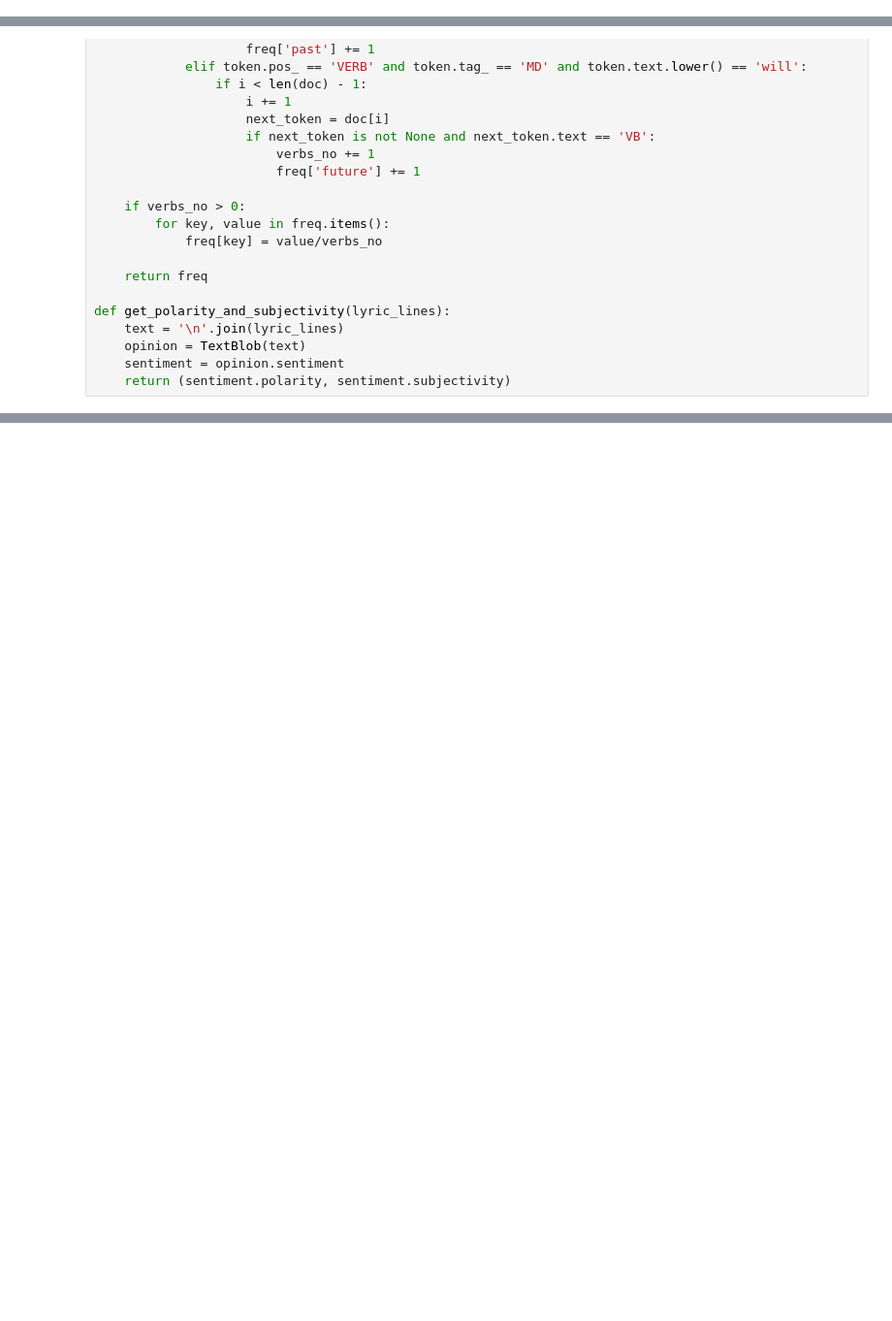
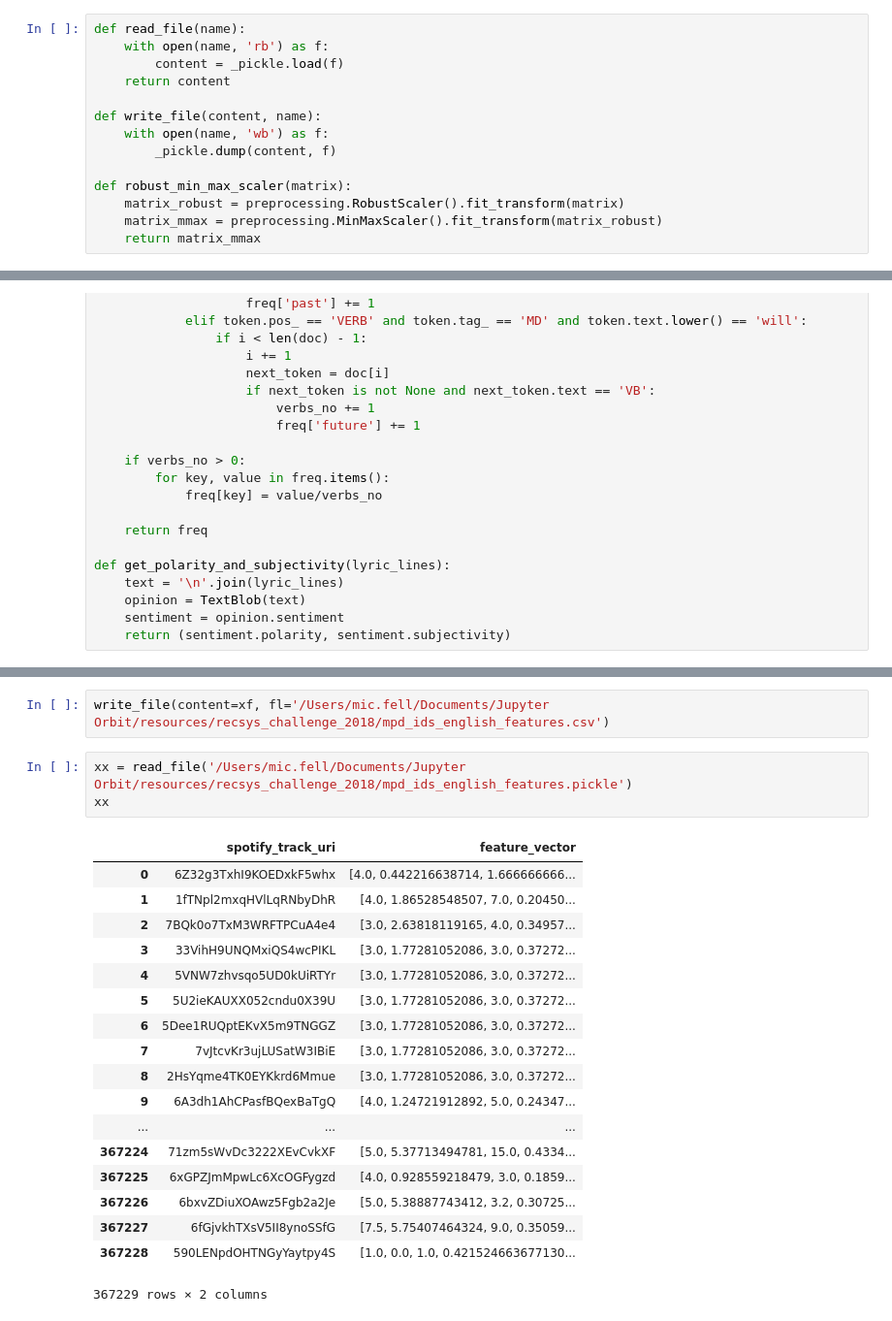
Before and after one commit to D2KLab/recsys18_challenge, a Jupyter notebook: lyrics_features/Lyrics Features Computation.ipynb, the cells around one changed output, grey strips where cells are left out. Shown at 97% size. Drawn from its saved outputs; the diff is of its cells as text; blank space fills up the shorter version.

```diff
--- a/lyrics_features/Lyrics Features Computation.ipynb
+++ b/lyrics_features/Lyrics Features Computation.ipynb
@@ -56,3 +55,17 @@ Name: title, dtype: object
+# %%
+def read_file(name):
+    with open(name, 'rb') as f:
+        content = _pickle.load(f)
+    return content
+
+def write_file(content, name):
+    with open(name, 'wb') as f:
+        _pickle.dump(content, f)
+
+def robust_min_max_scaler(matrix):
+    matrix_robust = preprocessing.RobustScaler().fit_transform(matrix)
+    matrix_mmax = preprocessing.MinMaxScaler().fit_transform(matrix_robust)
+    return matrix_mmax
 # %%
 # parse lyrics to segment-line-structure, assuming lines are separated by line_border_indicator and
 # segments are separated by multiple consecutive line_border_indicator occurences
@@ -341,0 +334,24 @@ array([[1.        , 0.        , 1.        , 1.        , 1.        ,
+# %%
+write_file(content=xf, fl='/Users/mic.fell/Documents/Jupyter Orbit/resources/recsys_challenge_2018/mpd_ids_english_features.csv')
+# %%
+xx = read_file('/Users/mic.fell/Documents/Jupyter Orbit/resources/recsys_challenge_2018/mpd_ids_english_features.pickle')
+xx
+# %% [output]
+|  | spotify_track_uri | feature_vector |
+| 0 | 6Z32g3TxhI9KOEDxkF5whx | [4.0, 0.442216638714, 1.666666666... |
+| 1 | 1fTNpl2mxqHVlLqRNbyDhR | [4.0, 1.86528548507, 7.0, 0.20450... |
+| 2 | 7BQk0o7TxM3WRFTPCuA4e4 | [3.0, 2.63818119165, 4.0, 0.34957... |
+| 3 | 33VihH9UNQMxiQS4wcPIKL | [3.0, 1.77281052086, 3.0, 0.37272... |
+| 4 | 5VNW7zhvsqo5UD0kUiRTYr | [3.0, 1.77281052086, 3.0, 0.37272... |
+| 5 | 5U2ieKAUXX052cndu0X39U | [3.0, 1.77281052086, 3.0, 0.37272... |
+| 6 | 5Dee1RUQptEKvX5m9TNGGZ | [3.0, 1.77281052086, 3.0, 0.37272... |
+| 7 | 7vJtcvKr3ujLUSatW3IBiE | [3.0, 1.77281052086, 3.0, 0.37272... |
+| 8 | 2HsYqme4TK0EYKkrd6Mmue | [3.0, 1.77281052086, 3.0, 0.37272... |
+| 9 | 6A3dh1AhCPasfBQexBaTgQ | [4.0, 1.24721912892, 5.0, 0.24347... |
+| ... | ... | ... |
+| 367224 | 71zm5sWvDc3222XEvCvkXF | [5.0, 5.37713494781, 15.0, 0.4334... |
+| 367225 | 6xGPZJmMpwLc6XcOGFygzd | [4.0, 0.928559218479, 3.0, 0.1859... |
+| 367226 | 6bxvZDiuXOAwz5Fgb2a2Je | [5.0, 5.38887743412, 3.2, 0.30725... |
+| 367227 | 6fGjvkhTXsV5II8ynoSSfG | [7.5, 5.75407464324, 9.0, 0.35059... |
+| 367228 | 590LENpdOHTNGyYaytpy4S | [1.0, 0.0, 1.0, 0.421524663677130... |
+367229 rows × 2 columns
```
Also changed, not shown: parts of 16 cells of this notebook.
